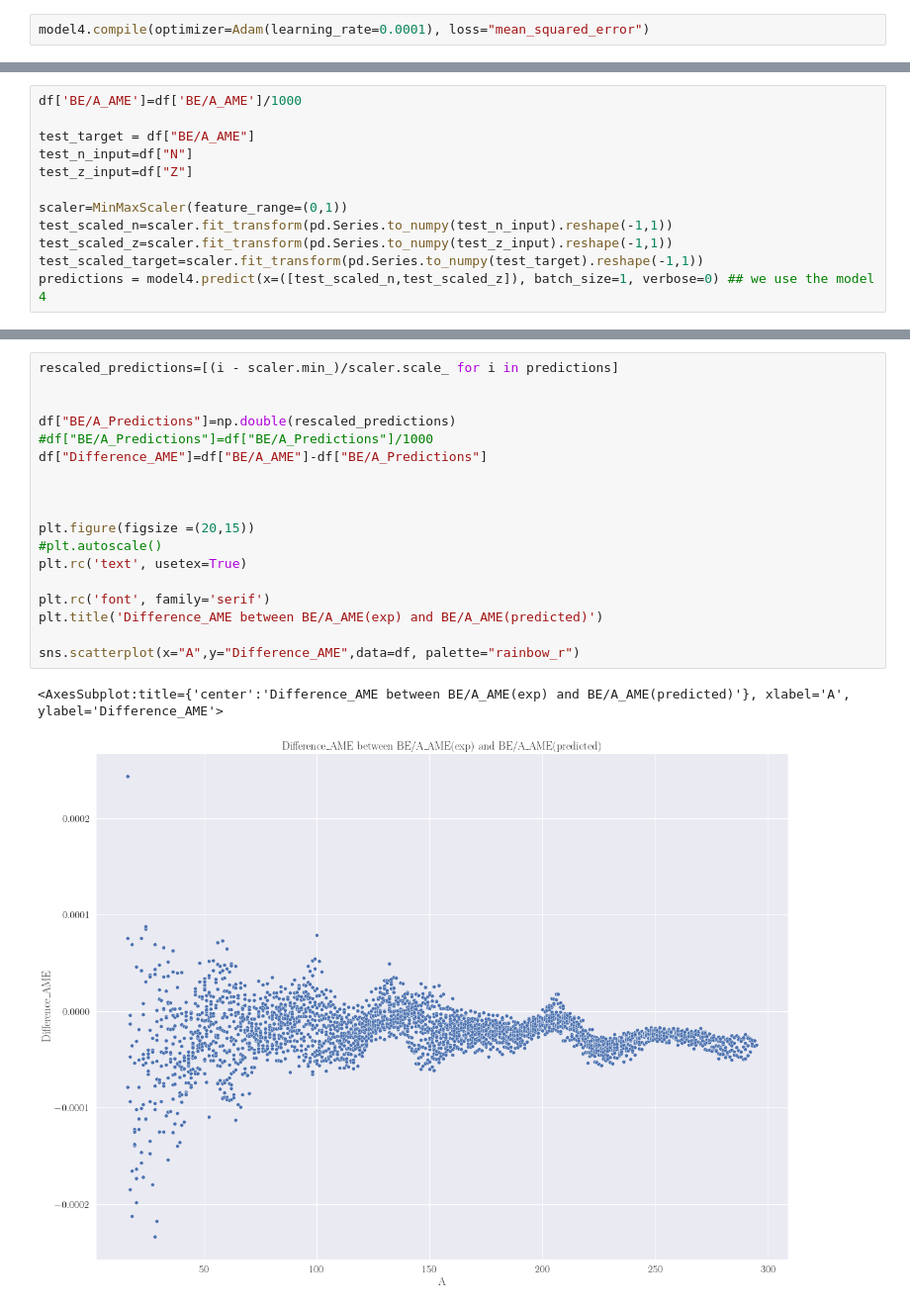
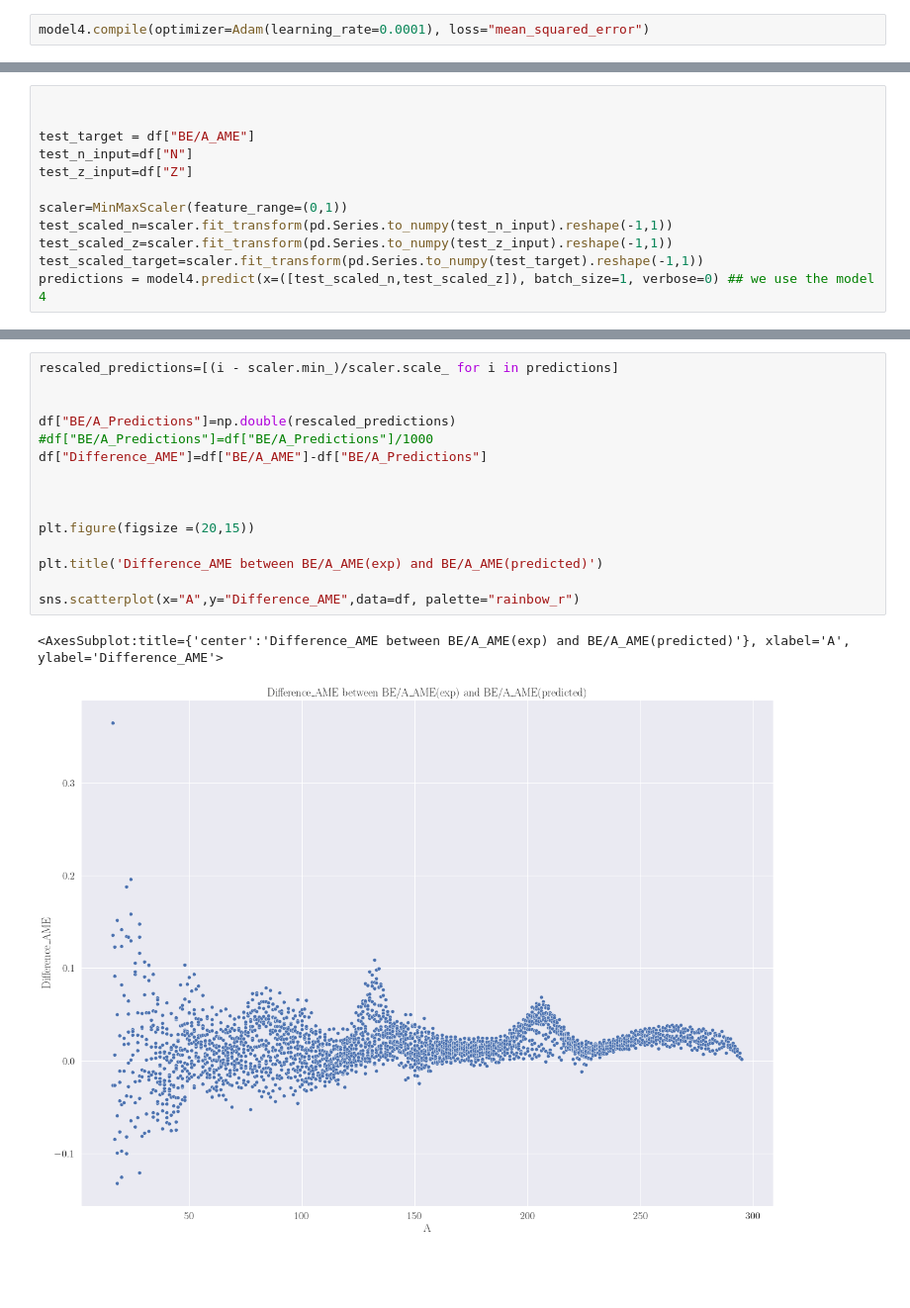
Before and after one commit to AlexianL/StudentProject2023, a Jupyter notebook: ANN2.ipynb, the cells around one changed output, grey strips where cells are left out. Shown: that part at 99% size. Cells and saved outputs as stored; diff of their text form; blank space fills up the shorter version.

```diff
--- a/ANN2.ipynb
+++ b/ANN2.ipynb
@@ -77,5 +71,5 @@ Epoch 150/150
 # %%
-df['BE/A_AME']=df['BE/A_AME']/1000
+
 
 test_target = df["BE/A_AME"]
 test_n_input=df["N"]
@@ -89,22 +99,19 @@ predictions = model4.predict(x=([test_scaled_n,test_scaled_z]), batch_size=1, ve
 # %%
 rescaled_predictions=[(i - scaler.min_)/scaler.scale_ for i in predictions]
 
 
 df["BE/A_Predictions"]=np.double(rescaled_predictions)
 #df["BE/A_Predictions"]=df["BE/A_Predictions"]/1000
 df["Difference_AME"]=df["BE/A_AME"]-df["BE/A_Predictions"]
 
 
 
 plt.figure(figsize =(20,15))
-#plt.autoscale()
-plt.rc('text', usetex=True)
 
-plt.rc('font', family='serif')
 plt.title('Difference_AME between BE/A_AME(exp) and BE/A_AME(predicted)')
 
 sns.scatterplot(x="A",y="Difference_AME",data=df, palette="rainbow_r")
 # %% [output]
 <AxesSubplot:title={'center':'Difference_AME between BE/A_AME(exp) and BE/A_AME(predicted)'}, xlabel='A', ylabel='Difference_AME'>
-[figure, old version]
+[figure, new version]
 # %%
```
Also changed, not shown: parts of 6 cells of this notebook.
